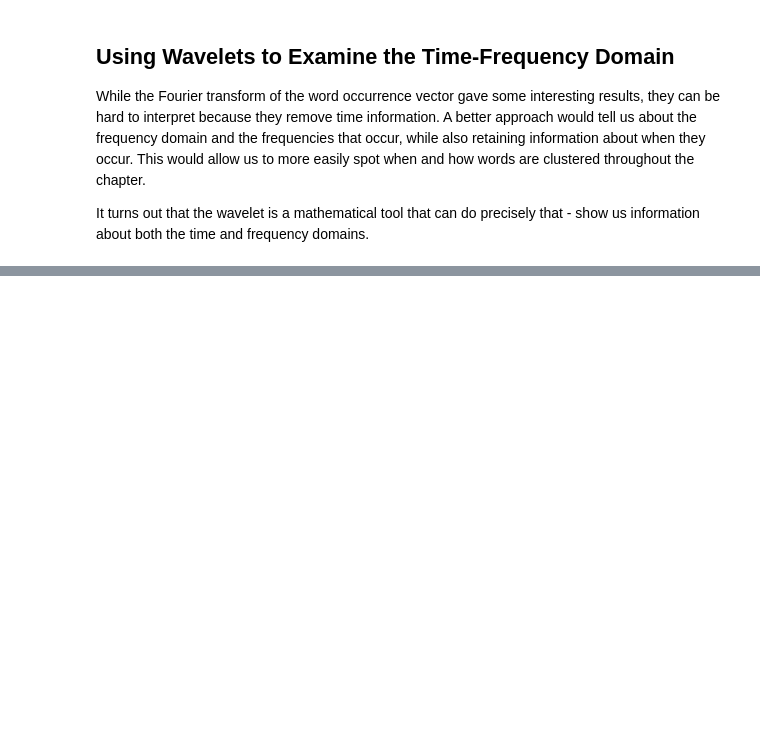
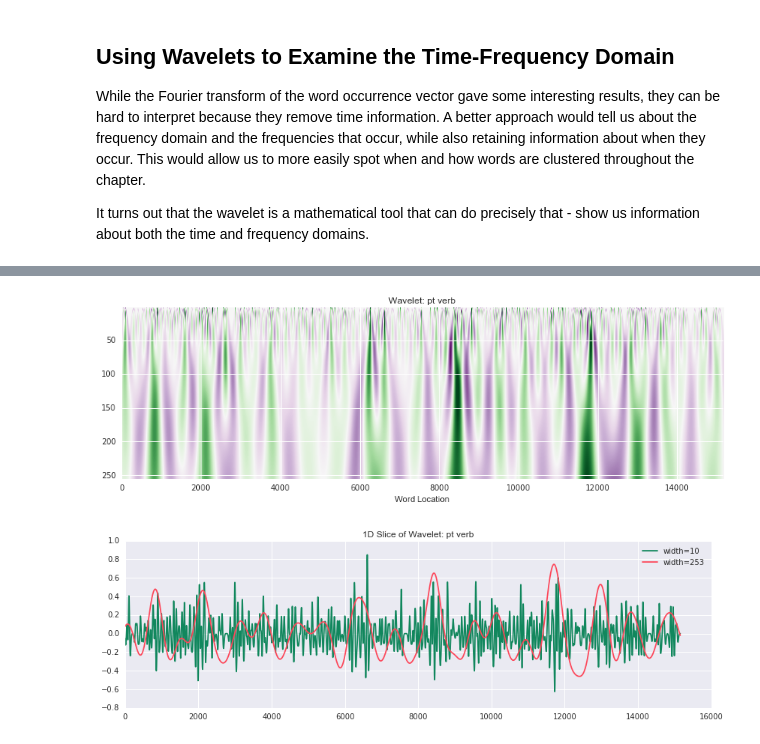
Before and after one commit to charlesreid1/rejoyce, a Jupyter notebook: Lestrygonians Part 3.ipynb, the cells around one changed output, grey strips where cells are left out. Cells and saved outputs as stored; diff of their text form; code cells hidden in the pictures; blank space fills up the shorter version.

```diff
--- a/Lestrygonians Part 3.ipynb
+++ b/Lestrygonians Part 3.ipynb
@@ -230,0 +254,5 @@ There is a lot of information contained in this figure, so let's go through it o
+# %%
+ptverbcwt = wavelet_column('pt verb',wdf)
+# %% [output]
+[figure, added]
+[figure, added]
```
Also changed, not shown: parts of 11 cells of this notebook, 1 other file.
